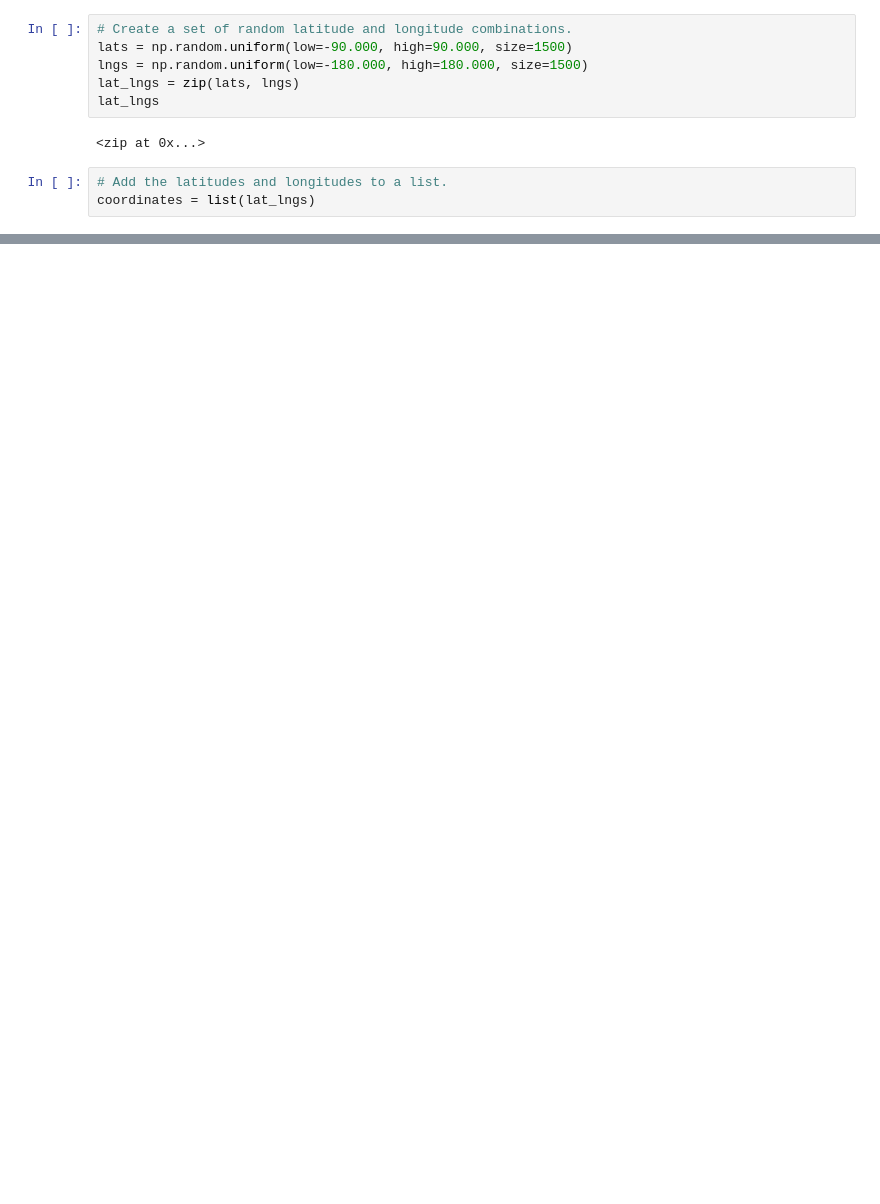
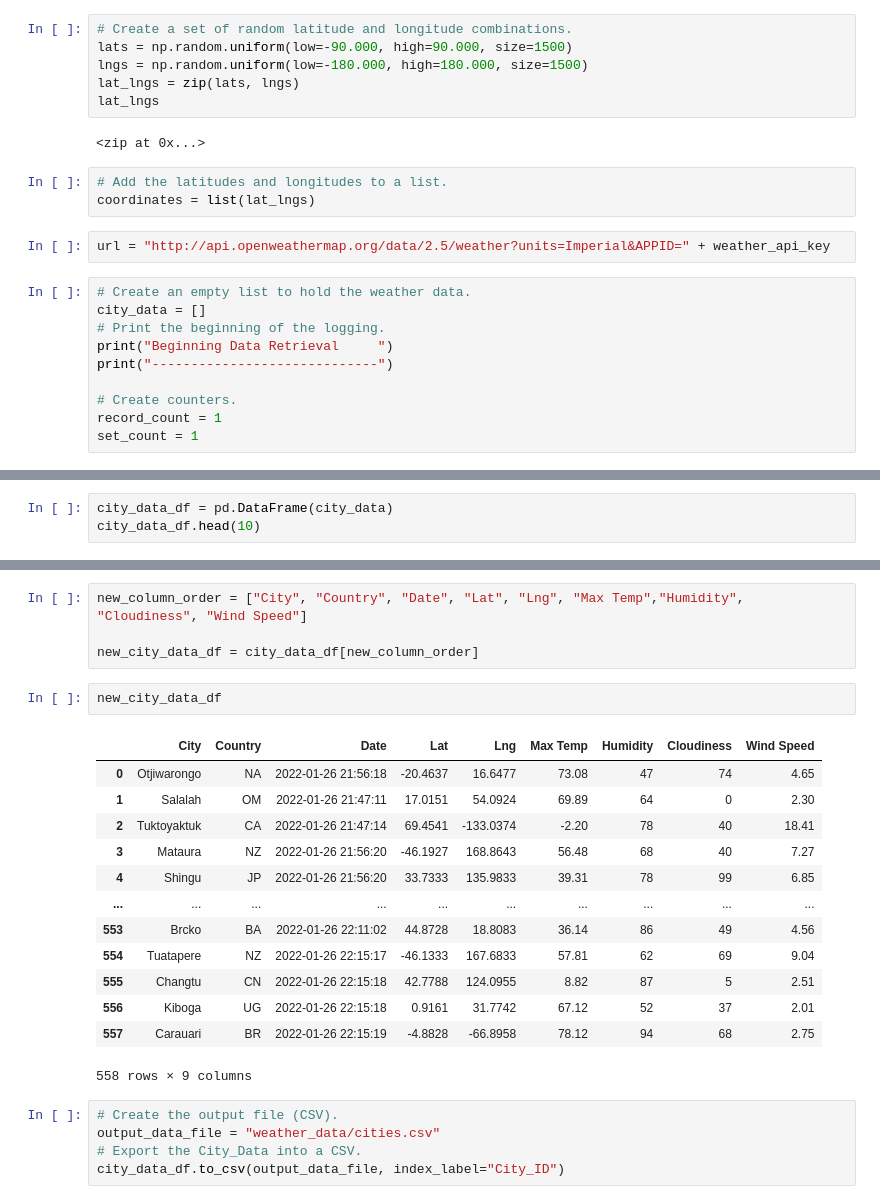
Before and after one commit to EnzoZirotti/World_Weather_Analysis, a Jupyter notebook: WeatherPy.ipynb, the cells around one changed output, grey strips where cells are left out. Cells and saved outputs as stored; diff of their text form; blank space fills up the shorter version.

```diff
--- a/WeatherPy.ipynb
+++ b/WeatherPy.ipynb
@@ -16,3 +21,15 @@ lat_lngs
 # %%
 # Add the latitudes and longitudes to a list.
 coordinates = list(lat_lngs)
+# %%
+url = "http://api.openweathermap.org/data/2.5/weather?units=Imperial&APPID=" + weather_api_key
+# %%
+# Create an empty list to hold the weather data.
+city_data = []
+# Print the beginning of the logging.
+print("Beginning Data Retrieval     ")
+print("-----------------------------")
+
+# Create counters.
+record_count = 1
+set_count = 1
@@ -32,0 +122,3 @@ len(cities)
+# %%
+city_data_df = pd.DataFrame(city_data)
+city_data_df.head(10)
@@ -32,0 +137,25 @@ len(cities)
+# %%
+new_column_order = ["City", "Country", "Date", "Lat", "Lng", "Max Temp","Humidity", "Cloudiness", "Wind Speed"]
+
+new_city_data_df = city_data_df[new_column_order]
+# %%
+new_city_data_df
+# %% [output]
+|  | City | Country | Date | Lat | Lng | Max Temp | Humidity | Cloudiness | Wind Speed |
+| 0 | Otjiwarongo | NA | 2022-01-26 21:56:18 | -20.4637 | 16.6477 | 73.08 | 47 | 74 | 4.65 |
+| 1 | Salalah | OM | 2022-01-26 21:47:11 | 17.0151 | 54.0924 | 69.89 | 64 | 0 | 2.30 |
+| 2 | Tuktoyaktuk | CA | 2022-01-26 21:47:14 | 69.4541 | -133.0374 | -2.20 | 78 | 40 | 18.41 |
+| 3 | Mataura | NZ | 2022-01-26 21:56:20 | -46.1927 | 168.8643 | 56.48 | 68 | 40 | 7.27 |
+| 4 | Shingu | JP | 2022-01-26 21:56:20 | 33.7333 | 135.9833 | 39.31 | 78 | 99 | 6.85 |
+| ... | ... | ... | ... | ... | ... | ... | ... | ... | ... |
+| 553 | Brcko | BA | 2022-01-26 22:11:02 | 44.8728 | 18.8083 | 36.14 | 86 | 49 | 4.56 |
+| 554 | Tuatapere | NZ | 2022-01-26 22:15:17 | -46.1333 | 167.6833 | 57.81 | 62 | 69 | 9.04 |
+| 555 | Changtu | CN | 2022-01-26 22:15:18 | 42.7788 | 124.0955 | 8.82 | 87 | 5 | 2.51 |
+| 556 | Kiboga | UG | 2022-01-26 22:15:18 | 0.9161 | 31.7742 | 67.12 | 52 | 37 | 2.01 |
+| 557 | Carauari | BR | 2022-01-26 22:15:19 | -4.8828 | -66.8958 | 78.12 | 94 | 68 | 2.75 |
+558 rows × 9 columns
+# %%
+# Create the output file (CSV).
+output_data_file = "weather_data/cities.csv"
+# Export the City_Data into a CSV.
+city_data_df.to_csv(output_data_file, index_label="City_ID")
```
Also changed, not shown: parts of 5 cells of this notebook, 1 other file.
